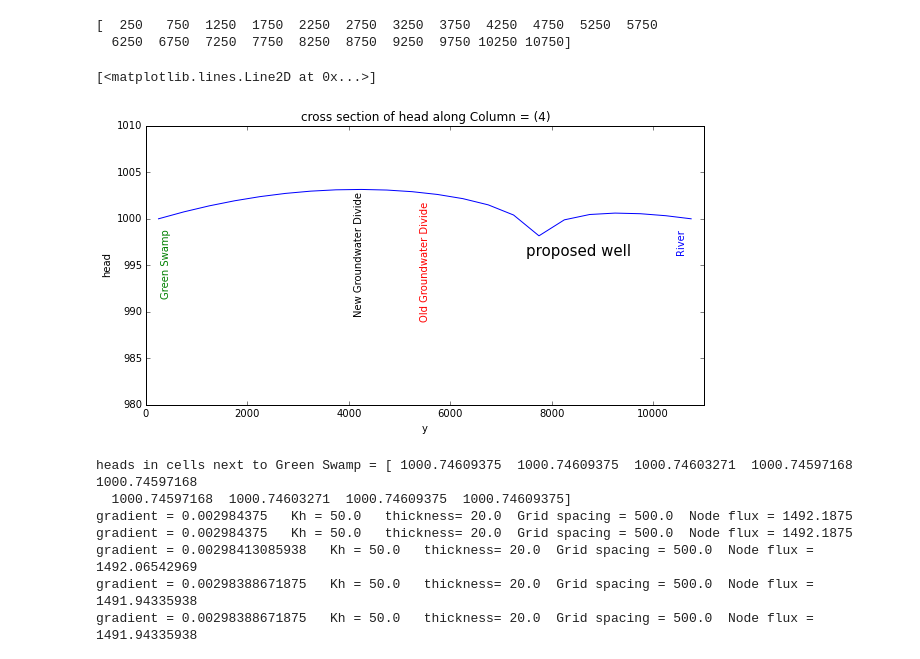
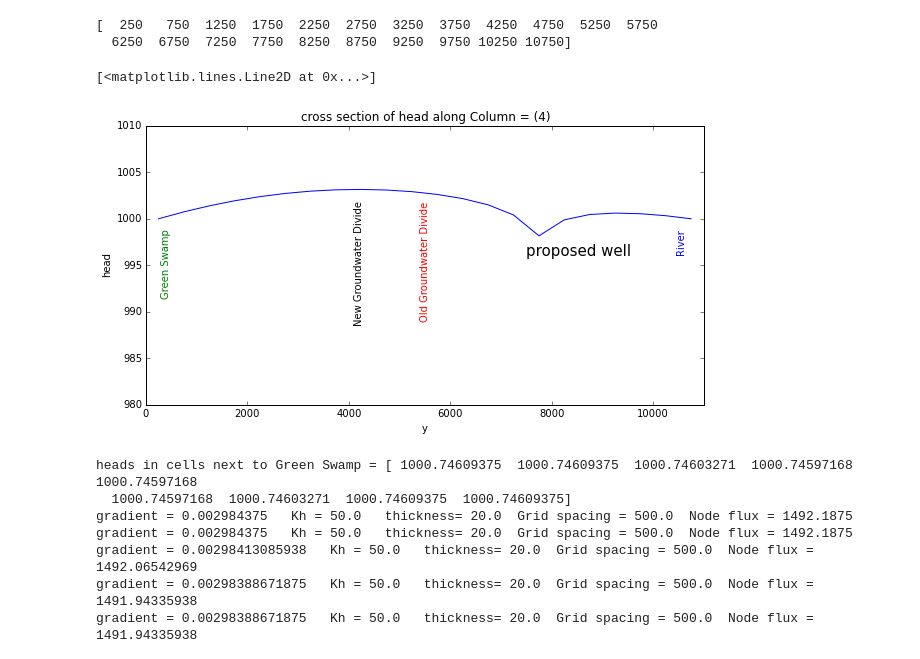
Before and after one commit to Applied-Groundwater-Modeling-2nd-Ed/Chapter_4_problems-1, a Jupyter notebook: P4.4_Flopy_Hubbertville_areal_model_with_pumping.ipynb, the cells around one changed output. Cells and saved outputs as stored; diff of their text form; code cells hidden in the pictures.

Commit message:
updated figure labels

```diff
--- a/P4.4_Flopy_Hubbertville_areal_model_with_pumping.ipynb
+++ b/P4.4_Flopy_Hubbertville_areal_model_with_pumping.ipynb
@@ -359,21 +359,21 @@ print XCOORD
 # %%
 fig = plt.figure(figsize=(10, 5))
 ax = fig.add_subplot(1, 1, 1)
 TITLE =  'cross section of head along Column = ({0})'.format(COL)
 ax.set_title(TITLE)
 ax.set_xlabel('y')
 ax.set_ylabel('head')
 ax.set_xlim(0, 11000.)
 ax.set_ylim(980.,1010.)
 ax.text(7500, 996, r"proposed well", fontsize=15, color="black")
 ax.text(10480, 998, r"River", fontsize=10, color="blue",rotation='vertical')
 ax.text(300, 998, r"Green Swamp", fontsize=10, color="green",rotation='vertical')
 ax.text(5400,1001., r"Old Groundwater Divide", fontsize=10, color="red",rotation='vertical')
-ax.text(4100,1002., r"New Groundwater Divide", fontsize=10, color="black",rotation='vertical')
+ax.text(4100,1001., r"New Groundwater Divide", fontsize=10, color="black",rotation='vertical')
 ax.plot(XCOORD, Y)
 # %% [output]
 [<matplotlib.lines.Line2D at 0x...>]
-[figure, old version]
+[figure, new version]
 # %%
 #calculate the flux to Green Swamp
 HEAD_ADJACENT_CELLS = HEAD[0,-2,:]
```
Also changed, not shown: parts of 3 cells of this notebook.
